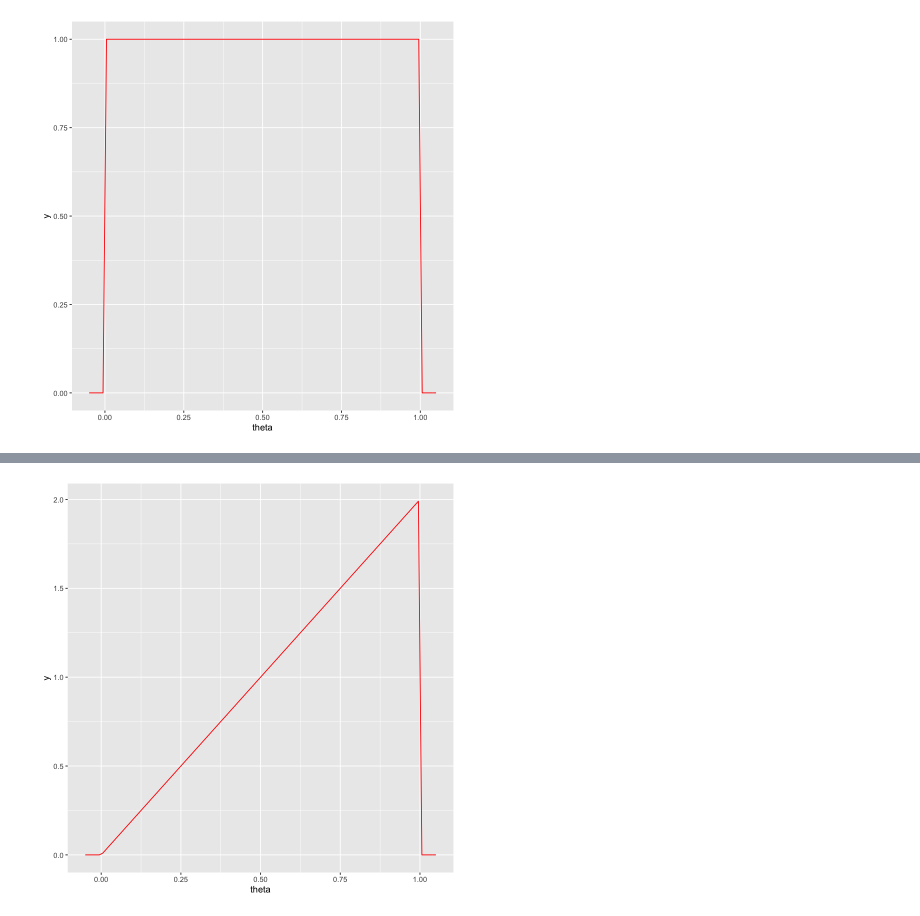
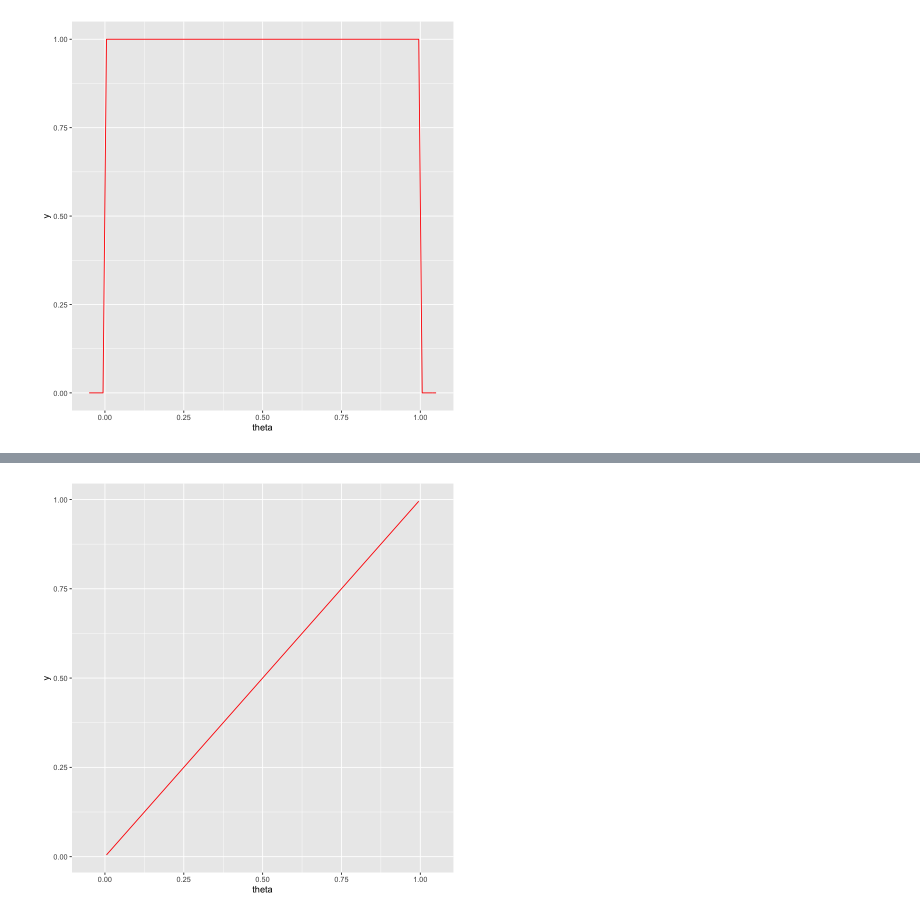
Before and after one commit to cameron-raymond/Bayesian-Stats, a Jupyter notebook: coin-flip-updating.ipynb, the cells around one changed output, grey strips where cells are left out. Saved outputs shown, nothing was run; the diff lists cells and outputs as text; code cells hidden in the pictures.

```diff
--- a/coin-flip-updating.ipynb
+++ b/coin-flip-updating.ipynb
@@ -25,22 +25,23 @@ x dplyr::filter() masks stats::filter()
 x dplyr::lag()    masks stats::lag()
 # %%
 # Uniform distribution, all legitimate values of theta (p) are equally possible
-prior <- function(theta) ifelse(theta > 0 & theta < 1, 1, 0)
+prior <- function(theta) ifelse(theta >= 0 & theta <= 1, 1, 0)
 
-ggplot(data.frame(theta = seq(-0.05,1.05,0.01)), aes(theta)) +
+ggplot(data.frame(theta = seq(0,1,0.01))), aes(theta)) +
   geom_function(fun = prior, colour = "red")
 # %% [output]
 [figure]
 # %%
-# Bernoulli distribution: likely of observing success in a single trial given a probability of success theta
-likelihood <- function(theta, y) (theta ^ y) * ((1 - theta) ^ (1 - y))
+# Binomial Distribution: probability of observing x heads in n trials
+likelihood <- function(theta, num_heads,num_tails) dbinom(num_heads, num_heads + num_tails, theta)
+
 # Bayes theorem: f(theta | y) = f(y | theta) * f(theta) / integral [0,1] f(y | theta) * f(theta) d theta
-create_posterior <- function(y,likelihood,prior) {
+create_posterior <- function(num_heads,num_tails,likelihood,prior) {
     # The bottom normalization constant works out to 0.5 given a bernoulli dist
-    function(theta) 2 * (likelihood(theta, y) * prior(theta)) %>% return()
+    function(theta) (likelihood(theta, num_heads,num_tails) * prior(theta)) %>% return()
   }
 
-posterior_if_heads <- create_posterior(1,likelihood,prior)
+posterior_if_heads <- create_posterior(1,0,likelihood,prior)
 ggplot(data.frame(theta = seq(-0.05,1.05,0.01)), aes(theta)) +
   geom_function(fun = posterior_if_heads, colour = "red")
 # %% [output]
@@ -47,2 +52,2 @@ ggplot(data.frame(theta = seq(-0.05,1.05,0.01)), aes(theta)) +
-[figure, old version]
+[figure, new version]
 # %%
```
Also changed, not shown: parts of 7 cells of this notebook.
